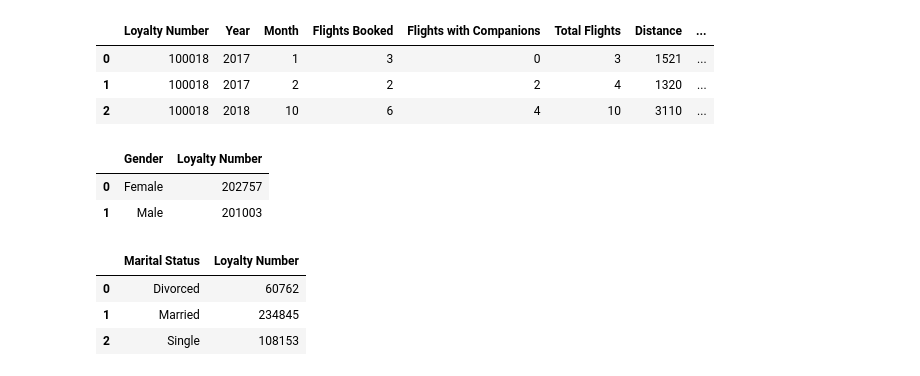
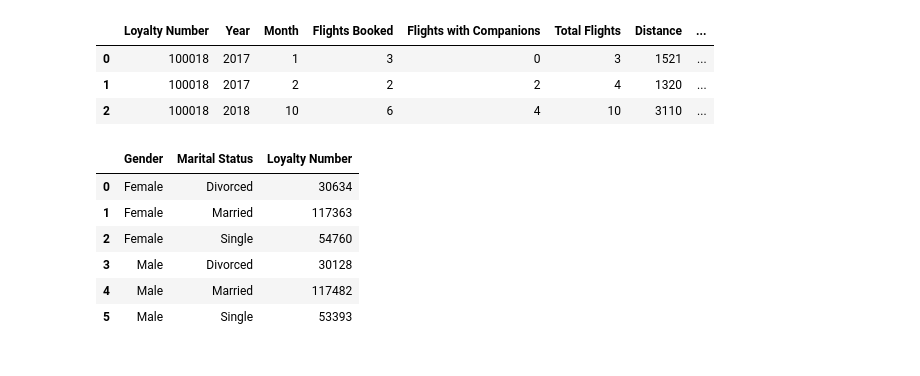
Before and after one commit to Adalab/bda-modulo-3-evaluacion-final-nerearial, a Jupyter notebook: bda-modulo-3-evaluacion-final-nerearial.ipynb, the cells around one changed output. Saved outputs shown, nothing was run; the diff lists cells and outputs as text; code cells hidden in the pictures.

```diff
--- a/bda-modulo-3-evaluacion-final-nerearial.ipynb
+++ b/bda-modulo-3-evaluacion-final-nerearial.ipynb
@@ -669,17 +684,13 @@ df.head(3)
 | 1 | 100018 | 2017 | 2 | 2 | 2 | 4 | 1320 | ... |
 | 2 | 100018 | 2018 | 10 | 6 | 4 | 10 | 3110 | ... |
 # %%
-df_gender = df.groupby('Gender')['Loyalty Number'].count().reset_index()
-df_marital = df.groupby('Marital Status')['Loyalty Number'].count().reset_index()
-df_gender
+df_doubleGroup = df.groupby(['Gender', 'Marital Status'])['Loyalty Number'].count().reset_index()
+df_doubleGroup
 # %% [output]
-|  | Gender | Loyalty Number |
-| 0 | Female | 202757 |
-| 1 | Male | 201003 |
+|  | Gender | Marital Status | Loyalty Number |
+| 0 | Female | Divorced | 30634 |
+| 1 | Female | Married | 117363 |
+| 2 | Female | Single | 54760 |
+| 3 | Male | Divorced | 30128 |
+| 4 | Male | Married | 117482 |
+| 5 | Male | Single | 53393 |
-# %%
-df_marital
-# %% [output]
-|  | Marital Status | Loyalty Number |
-| 0 | Divorced | 60762 |
-| 1 | Married | 234845 |
-| 2 | Single | 108153 |
```
Also changed, not shown: parts of 27 cells of this notebook.
